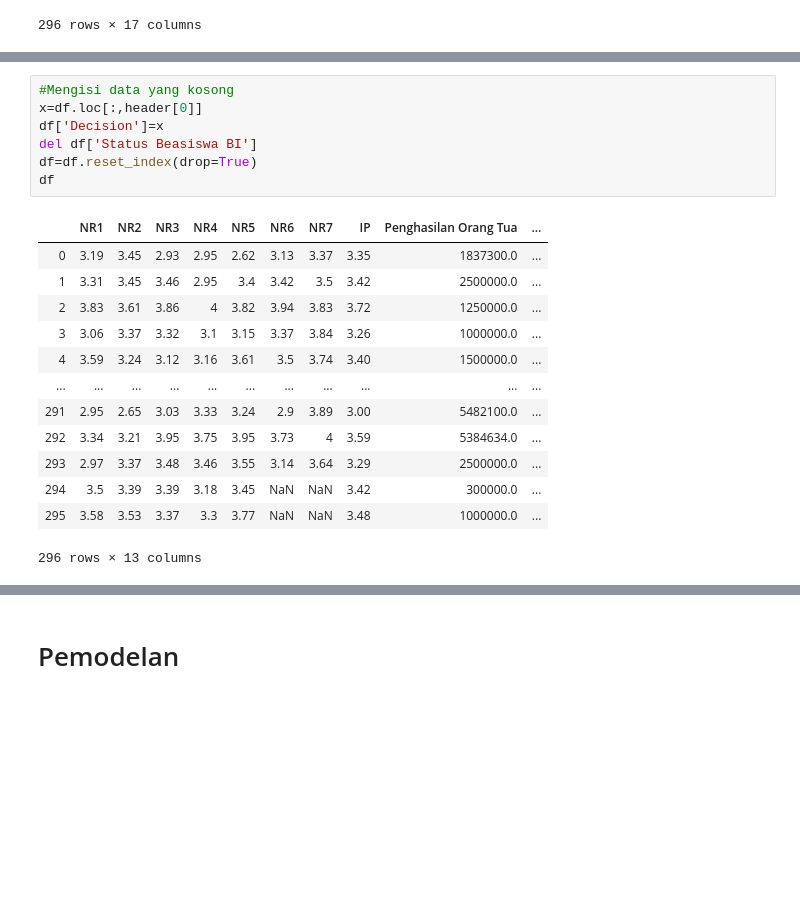
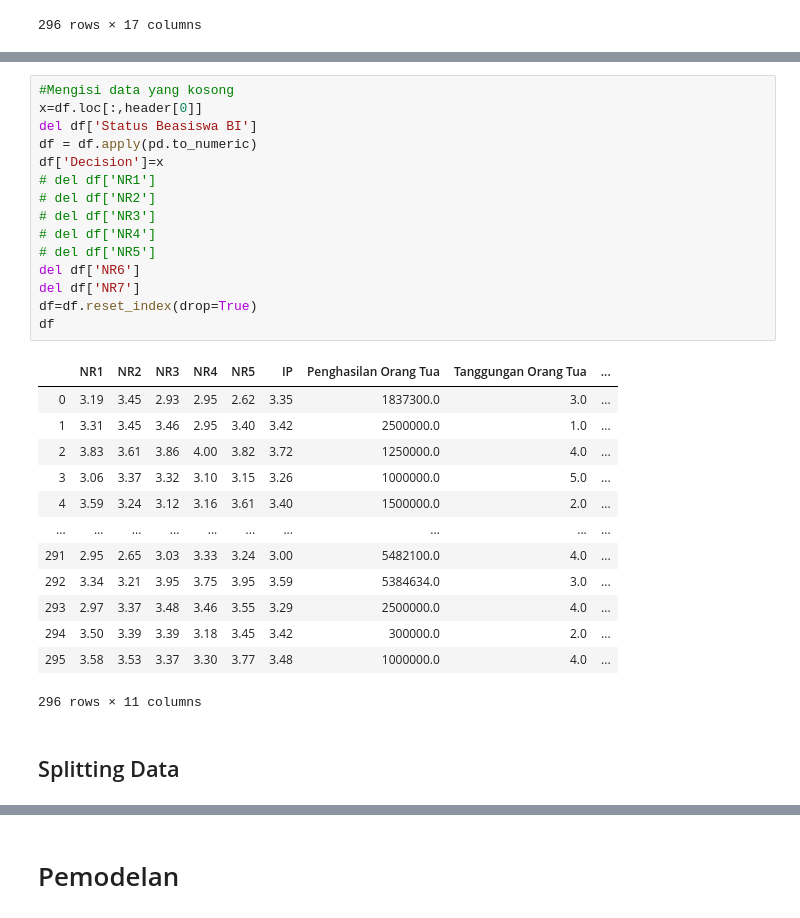
Before and after one commit to afdi11/RekomendasiBeasiswa, a Jupyter notebook: C45/Untitled.ipynb, the cells around one changed output, grey strips where cells are left out. Drawn from its saved outputs; the diff is of its cells as text; blank space fills up the shorter version.

```diff
--- a/C45/Untitled.ipynb
+++ b/C45/Untitled.ipynb
@@ -101,21 +102,31 @@ memory usage: 30.2+ KB
 # %%
 #Mengisi data yang kosong
 x=df.loc[:,header[0]]
+del df['Status Beasiswa BI']
+df = df.apply(pd.to_numeric)
 df['Decision']=x
-del df['Status Beasiswa BI']
+# del df['NR1']
+# del df['NR2']
+# del df['NR3']
+# del df['NR4']
+# del df['NR5']
+del df['NR6']
+del df['NR7']
 df=df.reset_index(drop=True)
 df
 # %% [output]
-|  | NR1 | NR2 | NR3 | NR4 | NR5 | NR6 | NR7 | IP | Penghasilan Orang Tua | ... |
-| 0 | 3.19 | 3.45 | 2.93 | 2.95 | 2.62 | 3.13 | 3.37 | 3.35 | 1837300.0 | ... |
-| 1 | 3.31 | 3.45 | 3.46 | 2.95 | 3.4 | 3.42 | 3.5 | 3.42 | 2500000.0 | ... |
-| 2 | 3.83 | 3.61 | 3.86 | 4 | 3.82 | 3.94 | 3.83 | 3.72 | 1250000.0 | ... |
-| 3 | 3.06 | 3.37 | 3.32 | 3.1 | 3.15 | 3.37 | 3.84 | 3.26 | 1000000.0 | ... |
-| 4 | 3.59 | 3.24 | 3.12 | 3.16 | 3.61 | 3.5 | 3.74 | 3.40 | 1500000.0 | ... |
-| ... | ... | ... | ... | ... | ... | ... | ... | ... | ... | ... |
-| 291 | 2.95 | 2.65 | 3.03 | 3.33 | 3.24 | 2.9 | 3.89 | 3.00 | 5482100.0 | ... |
-| 292 | 3.34 | 3.21 | 3.95 | 3.75 | 3.95 | 3.73 | 4 | 3.59 | 5384634.0 | ... |
-| 293 | 2.97 | 3.37 | 3.48 | 3.46 | 3.55 | 3.14 | 3.64 | 3.29 | 2500000.0 | ... |
-| 294 | 3.5 | 3.39 | 3.39 | 3.18 | 3.45 | NaN | NaN | 3.42 | 300000.0 | ... |
-| 295 | 3.58 | 3.53 | 3.37 | 3.3 | 3.77 | NaN | NaN | 3.48 | 1000000.0 | ... |
+|  | NR1 | NR2 | NR3 | NR4 | NR5 | IP | Penghasilan Orang Tua | Tanggungan Orang Tua | ... |
+| 0 | 3.19 | 3.45 | 2.93 | 2.95 | 2.62 | 3.35 | 1837300.0 | 3.0 | ... |
+| 1 | 3.31 | 3.45 | 3.46 | 2.95 | 3.40 | 3.42 | 2500000.0 | 1.0 | ... |
+| 2 | 3.83 | 3.61 | 3.86 | 4.00 | 3.82 | 3.72 | 1250000.0 | 4.0 | ... |
+| 3 | 3.06 | 3.37 | 3.32 | 3.10 | 3.15 | 3.26 | 1000000.0 | 5.0 | ... |
+| 4 | 3.59 | 3.24 | 3.12 | 3.16 | 3.61 | 3.40 | 1500000.0 | 2.0 | ... |
+| ... | ... | ... | ... | ... | ... | ... | ... | ... | ... |
+| 291 | 2.95 | 2.65 | 3.03 | 3.33 | 3.24 | 3.00 | 5482100.0 | 4.0 | ... |
+| 292 | 3.34 | 3.21 | 3.95 | 3.75 | 3.95 | 3.59 | 5384634.0 | 3.0 | ... |
+| 293 | 2.97 | 3.37 | 3.48 | 3.46 | 3.55 | 3.29 | 2500000.0 | 4.0 | ... |
+| 294 | 3.50 | 3.39 | 3.39 | 3.18 | 3.45 | 3.42 | 300000.0 | 2.0 | ... |
+| 295 | 3.58 | 3.53 | 3.37 | 3.30 | 3.77 | 3.48 | 1000000.0 | 4.0 | ... |
-296 rows × 13 columns
+296 rows × 11 columns
+# %% [markdown]
+## Splitting Data
```
Also changed, not shown: parts of 10 cells of this notebook, 5 other files.
